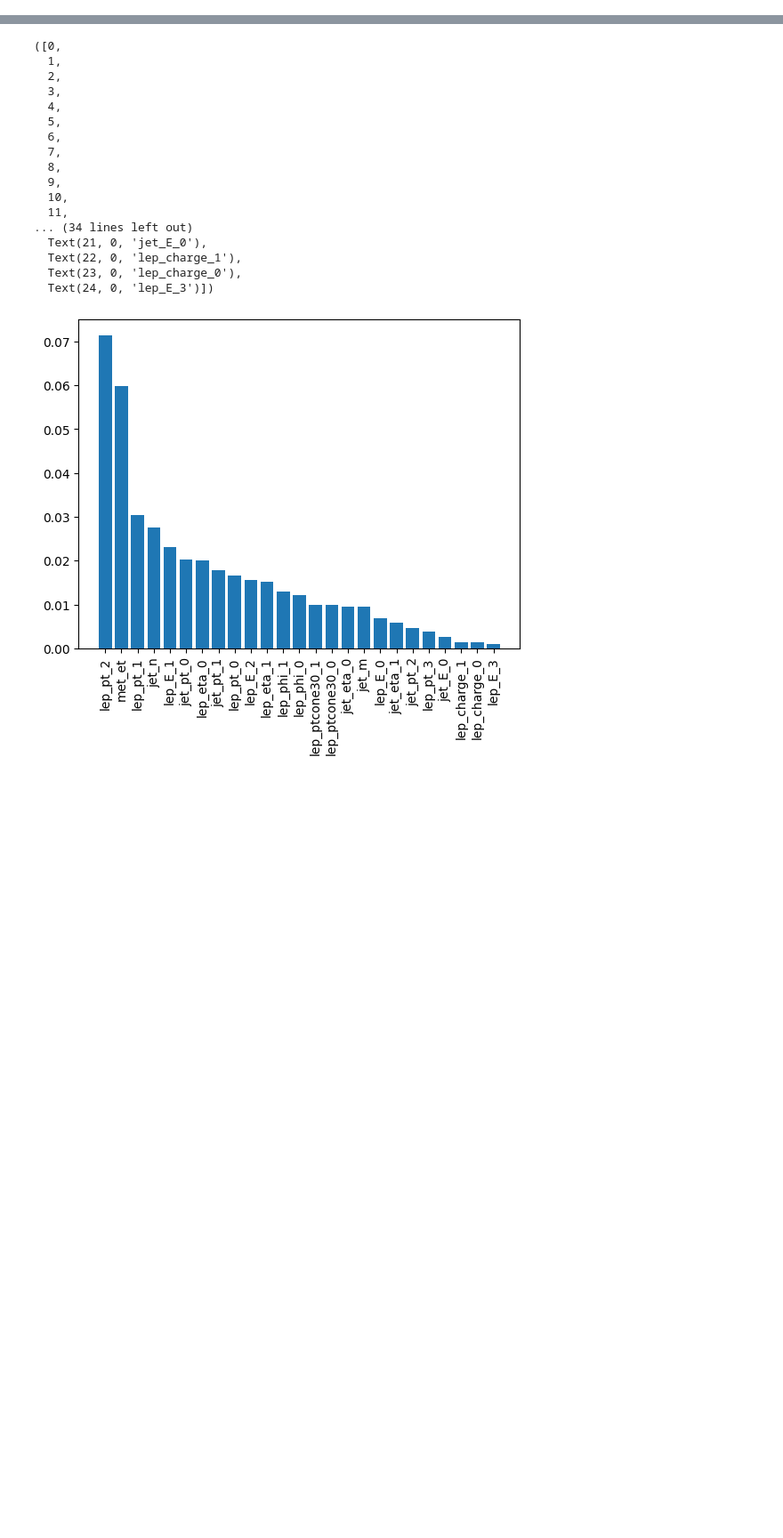
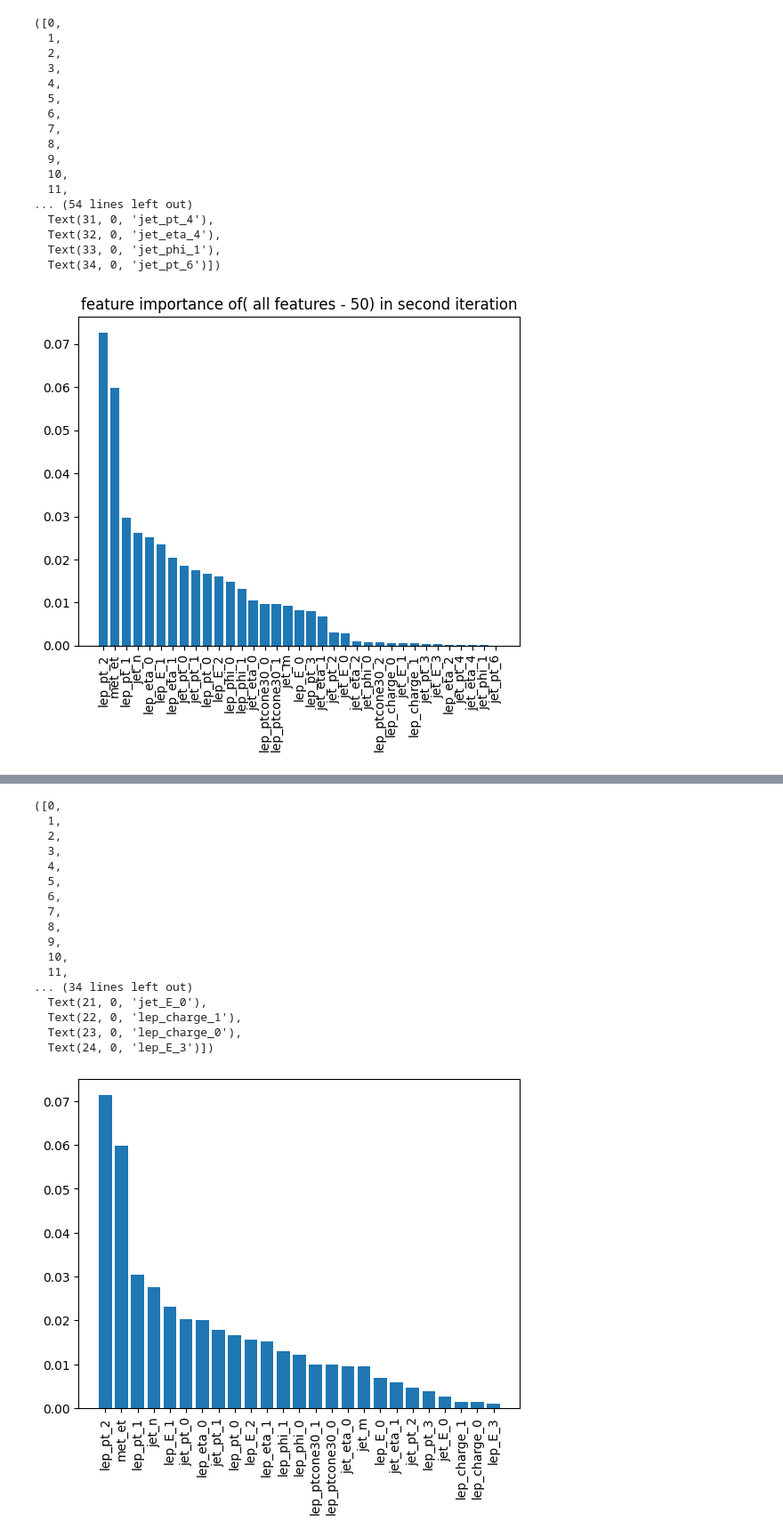
Before and after one commit to NiklasD/ML_Seminar, a Jupyter notebook: notebooks/26-6_feature_selection.ipynb, the cells around one changed output, grey strips where cells are left out. Shown: that part at 89% size. Drawn from its saved outputs; the diff is of its cells as text; code cells hidden in the pictures; blank space fills up the shorter version.

```diff
--- a/notebooks/26-6_feature_selection.ipynb
+++ b/notebooks/26-6_feature_selection.ipynb
@@ -78,0 +167,23 @@ ValueError: shape mismatch: objects cannot be broadcast to a single shape.  Mism
+# %%
+plt.title('feature importance of( all features - 50) in second iteration')
+plt.bar(sorted_features_2[:-25],height_new_2[:-25])
+plt.xticks(rotation = 90)
+# %% [output]
+([0,
+  1,
+  2,
+  3,
+  4,
+  5,
+  6,
+  7,
+  8,
+  9,
+  10,
+  11,
+... (54 lines left out)
+  Text(31, 0, 'jet_pt_4'),
+  Text(32, 0, 'jet_eta_4'),
+  Text(33, 0, 'jet_phi_1'),
+  Text(34, 0, 'jet_pt_6')])
+[figure, added]
```
Also changed, not shown: parts of 12 cells of this notebook, 2 other files.
